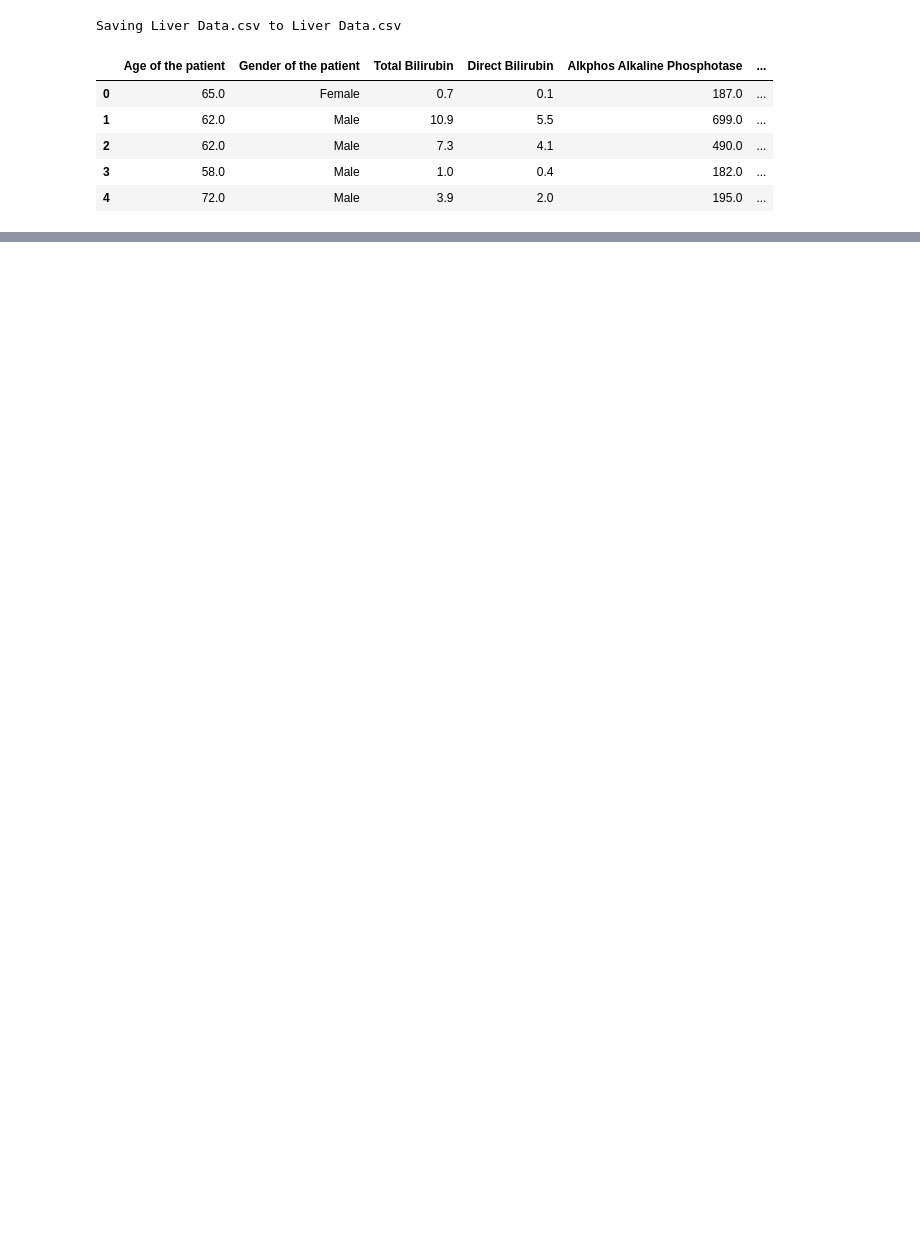
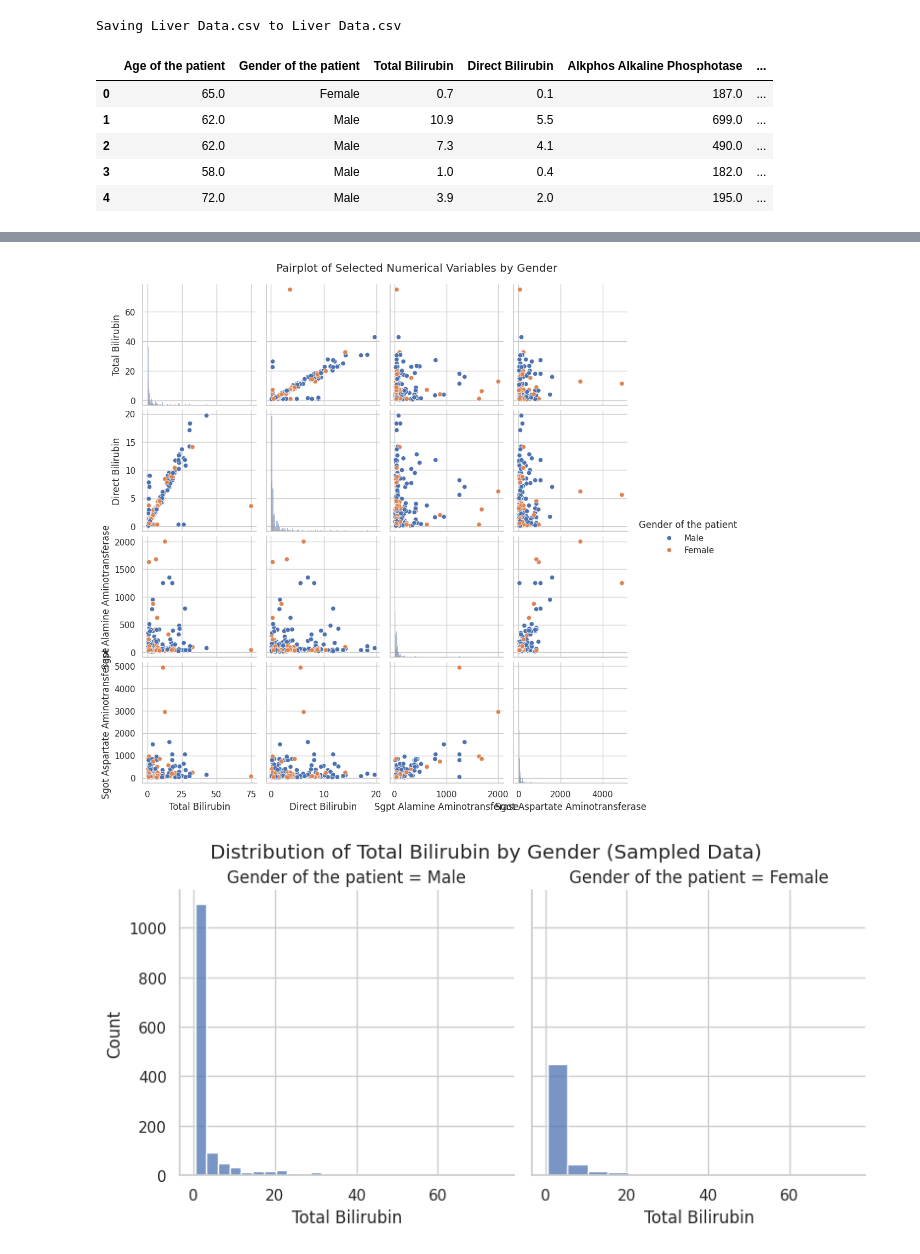
Before and after one commit to MadhuRuhdaM/EDA-assignment-21BDS0283, a Jupyter notebook: Untitled0.ipynb, the cells around one changed output, grey strips where cells are left out. Saved outputs shown, nothing was run; the diff lists cells and outputs as text; code cells hidden in the pictures; blank space fills up the shorter version.

```diff
--- a/Untitled0.ipynb
+++ b/Untitled0.ipynb
@@ -21,0 +81,3 @@ data.head()
+# %%
+data.columns = data.columns.str.strip()
+print("Columns in DataFrame:", data.columns.tolist())
@@ -21,0 +261,26 @@ data.head()
+# %%
+import pandas as pd
+import seaborn as sns
+import matplotlib.pyplot as plt
+
+# Load your dataset (replace 'your_dataset.csv' with your actual dataset)
+# data = pd.read_csv('your_dataset.csv')
+
+# Sample a subset of the data for faster processing
+sample_data = data.sample(frac=0.1, random_state=42)  # Adjust frac as needed
+
+# Pairplot on the sampled data with limited numerical columns
+columns_to_plot = ['Total Bilirubin', 'Direct Bilirubin', 'Sgpt Alamine Aminotransferase', 'Sgot Aspartate Aminotransferase']
+sns.pairplot(sample_data[columns_to_plot + ['Gender of the patient']], hue='Gender of the patient', diag_kind='hist')
+plt.suptitle('Pairplot of Selected Numerical Variables by Gender', y=1.02)
+plt.show()
+
+# FacetGrid for 'Total Bilirubin' by 'Gender of the patient'
+g = sns.FacetGrid(sample_data, col='Gender of the patient', height=4)
+g.map(sns.histplot, 'Total Bilirubin', bins=15)
+g.add_legend()
+plt.suptitle('Distribution of Total Bilirubin by Gender (Sampled Data)', y=1.02)
+plt.show()
+# %% [output]
+[figure, added]
+[figure, added]
```
Also changed, not shown: parts of 17 cells of this notebook.
